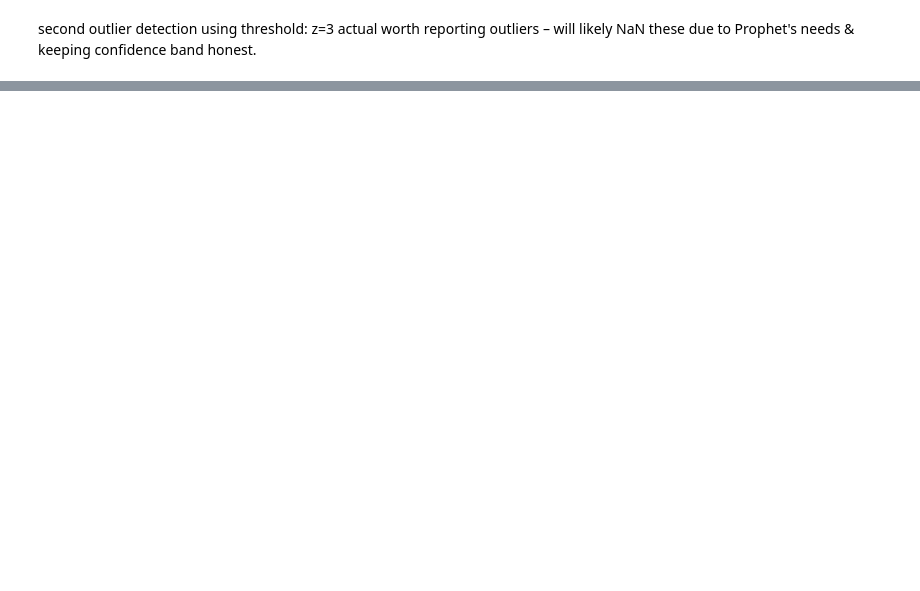
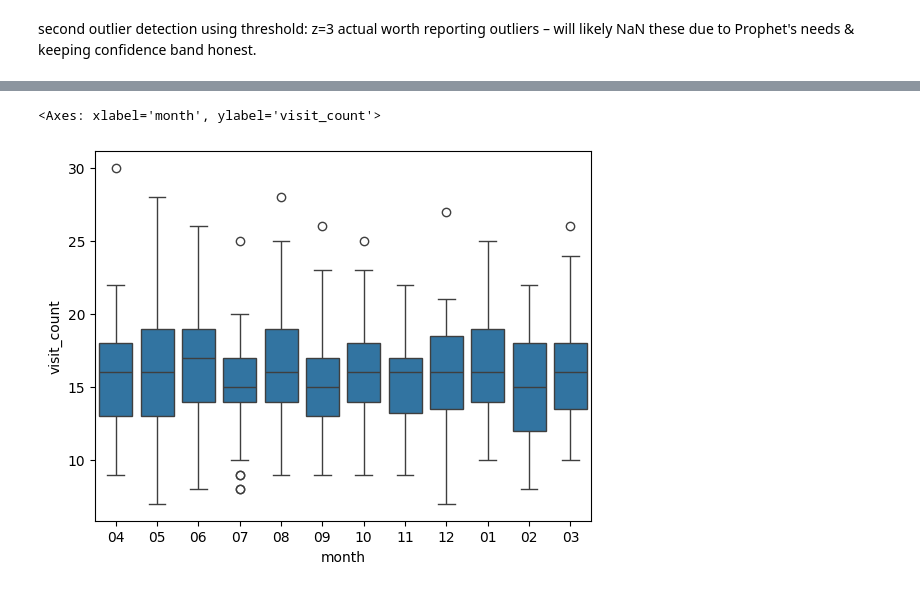
Before and after one commit to Mikayla-ds2/surge-sense, a Jupyter notebook: time_series_eda.ipynb, the cells around one changed output, grey strips where cells are left out. Drawn from its saved outputs; the diff is of its cells as text; code cells hidden in the pictures; blank space fills up the shorter version.

```diff
--- a/time_series_eda.ipynb
+++ b/time_series_eda.ipynb
@@ -350,0 +398,5 @@ outlier_days.head()
+# %%
+sns.boxplot(y='visit_count', x='month', data=df)
+# %% [output]
+<Axes: xlabel='month', ylabel='visit_count'>
+[figure, added]
```
Also changed, not shown: parts of 9 cells of this notebook, 2 other files.
